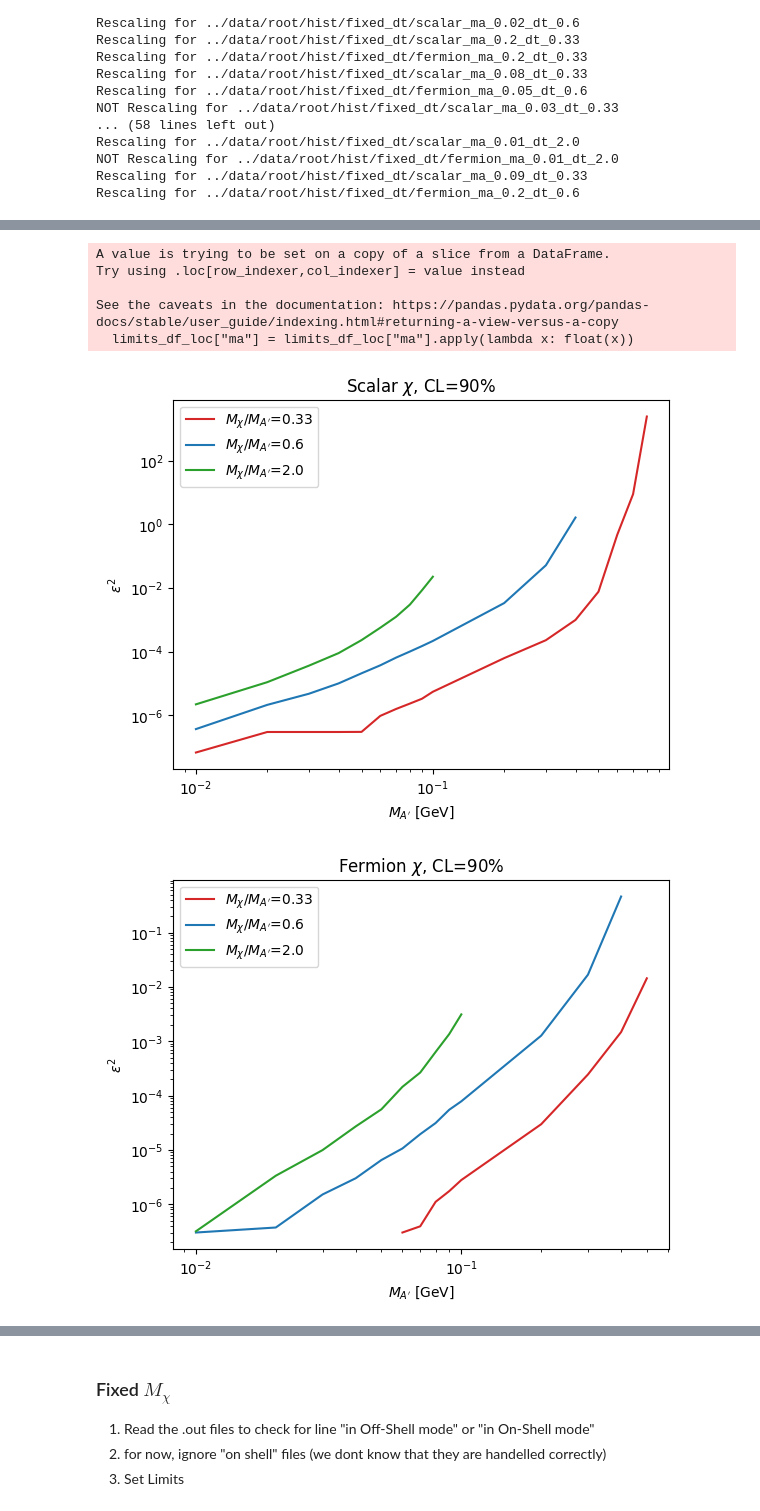
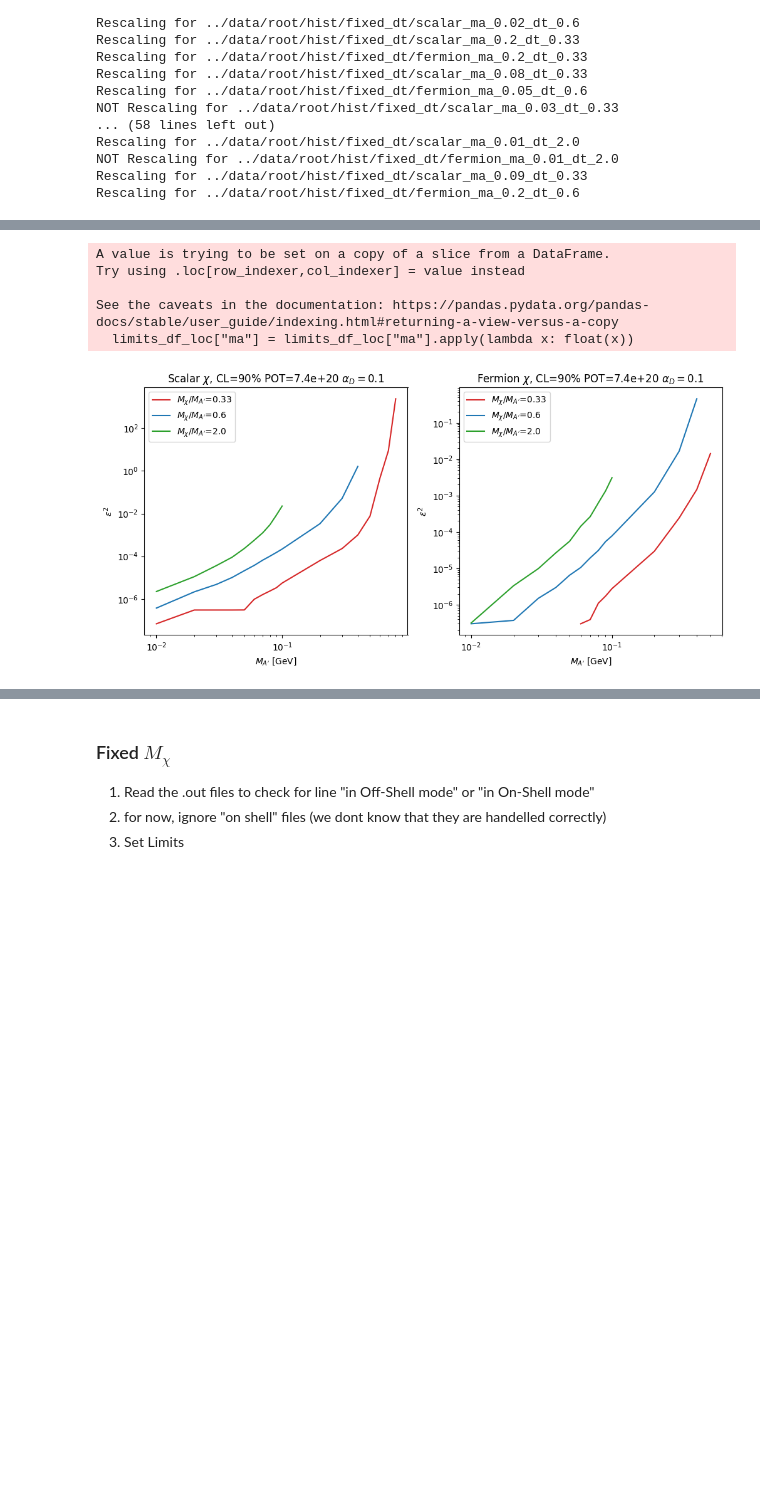
Before and after one commit to amh-137/DarkElectronScatter, a Jupyter notebook: notebooks/limits.ipynb, the cells around one changed output, grey strips where cells are left out. Saved outputs shown, nothing was run; the diff lists cells and outputs as text; code cells hidden in the pictures; blank space fills up the shorter version.

```diff
--- a/notebooks/limits.ipynb
+++ b/notebooks/limits.ipynb
@@ -311,45 +311,47 @@ limits_df.to_csv("../data/csv/fixed_dt.csv")
 
 #display(limits_df)
 
 cols = {"0.33":"tab:red", "0.6":"tab:blue", "2.0":"tab:green"}
+fig = plt.figure(figsize=(10.2,5))
+ax = fig.subplots(1,2)
 
-for dm_type in ["scalar", "fermion"]:
-    fig = plt.figure()
-    ax = fig.add_subplot(111)
+
+for i, dm_type in enumerate(["scalar", "fermion"]):
+
     for dt in ["0.33", "0.6", "2.0"]:
         limits_df_loc = limits_df[(limits_df["dt"]==dt+".root") & (limits_df["dm_type"] == dm_type)]
 
         limits_df_loc["ma"] = limits_df_loc["ma"].apply(lambda x: float(x))
         limits_df_loc = limits_df_loc[limits_df_loc["obs_epsilon"] > 0]
         limits_df_loc.sort_values(by="ma", inplace=True)
         #display(limits_df_loc)
-        ax.plot(limits_df_loc["ma"], limits_df_loc["obs_epsilon"], label=r"$M_\chi/M_{A'}$"+f"={dt}", color=cols[dt])
+        ax[i].plot(limits_df_loc["ma"], limits_df_loc["obs_epsilon"], label=r"$M_\chi/M_{A'}$"+f"={dt}", color=cols[dt])
         #ax.scatter(limits_df_loc["ma"], limits_df_loc["exp_epsilon"], label=f"Expected, dt={dt}", color=cols[dt])
 
 
     #ax_scalar.legend()
-    ax.set(title=f"{dm_type}".capitalize() + rf" $\chi$, CL={1-CL:.0%}", xlabel=r"$M_{A'}$ [GeV]", ylabel=r"$\epsilon^2$")
-    ax.loglog()
-    ax.legend()
+    ax[i].set(title=f"{dm_type}".capitalize() + rf" $\chi$, CL={1-CL:.0%} POT={MICORBOONE_POT} "+r"$\alpha_D=0.1$",
+              xlabel=r"$M_{A'}$ [GeV]", ylabel=r"$\epsilon^2$")
+    ax[i].loglog()
+    ax[i].legend()
 
-
-# plt.savefig("../plots/limits/fixed_dt/"+f"{row[1]['dm_type']}_dt_{dt}.png")
-# plt.savefig("../plots/limits/fixed_dt/"+f"{row[1]['dm_type']}_dt_{dt}.pdf")
+fig.tight_layout()
+plt.savefig("../plots/limits/fixed_dt/bare_limits.png")
+plt.savefig("../plots/limits/fixed_dt/bare_limits.pdf")
 plt.show()
 # %% [output]
 |  | dm_type | ma | dt | obs_epsilon | exp_epsilon | mu_obs | mu_exp |
 | 0 | scalar | 0.08 | 0.6.root | 1.012371e-04 | 1.012371e-04 | 0.09090909090909091 | 0.09090909090909091 |
 | 1 | fermion | 0.3 | 0.33.root | 2.441386e-04 | 2.441386e-04 | 0.09090909090909091 | 0.09090909090909091 |
 | 2 | fermion | 0.1 | 0.33.root | 2.786627e-06 | 2.786627e-06 | 0.09090909090909091 | 0.09090909090909091 |
 | 3 | scalar | 0.01 | 0.6.root | 3.720525e-07 | 3.720525e-07 | 0.13842302989122288 | 0.13842302989122288 |
 | 4 | fermion | 0.7 | 0.33.root | 0.000000e+00 | 0.000000e+00 | 0 | 0 |
 A value is trying to be set on a copy of a slice from a DataFrame.
 Try using .loc[row_indexer,col_indexer] = value instead
 
 See the caveats in the documentation: https://pandas.pydata.org/pandas-docs/stable/user_guide/indexing.html#returning-a-view-versus-a-copy
   limits_df_loc["ma"] = limits_df_loc["ma"].apply(lambda x: float(x))
-[figure, old version]
+[figure, new version]
-[figure, removed]
 # %%
 #Luis_scalar_06 = pd.read_csv("../data/csv/Scalar-dt06.csv", names=["ma", "obs_epsilon"])
 #Luis_fermion_06 = pd.read_csv("../data/csv/Fermion-dt06.csv", names=["ma", "obs_epsilon"])
```
Also changed, not shown: parts of 2 cells of this notebook.
